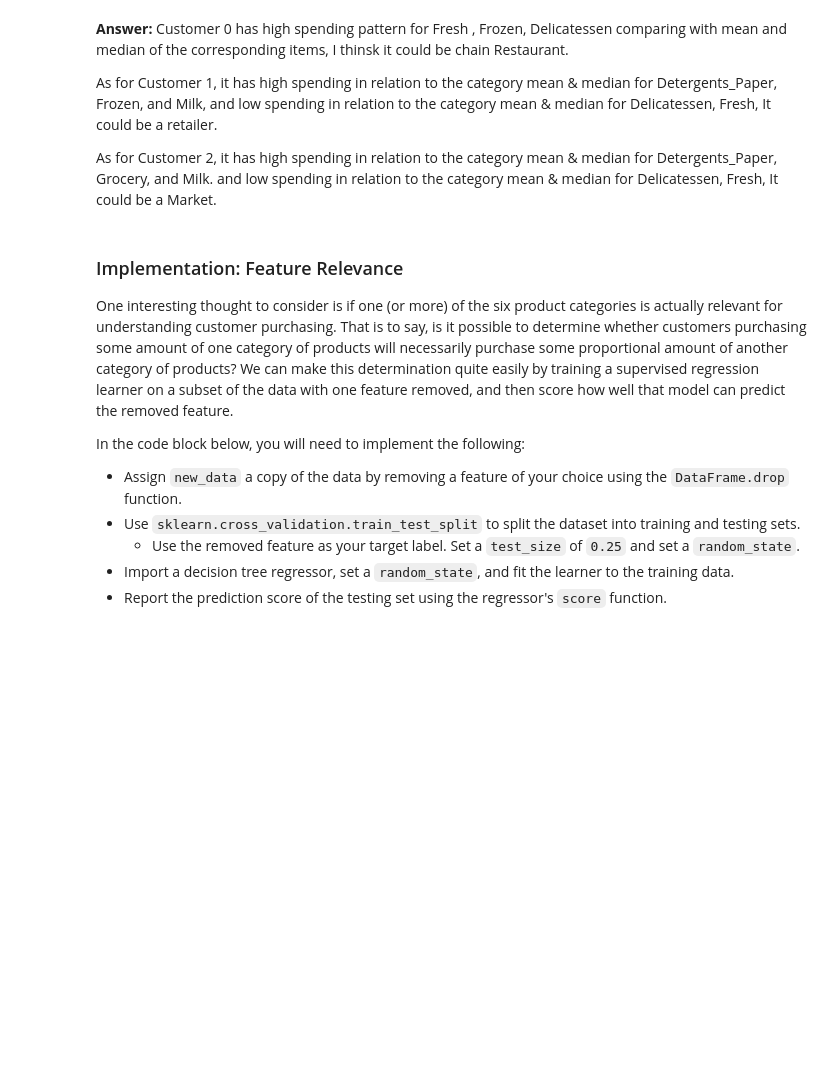
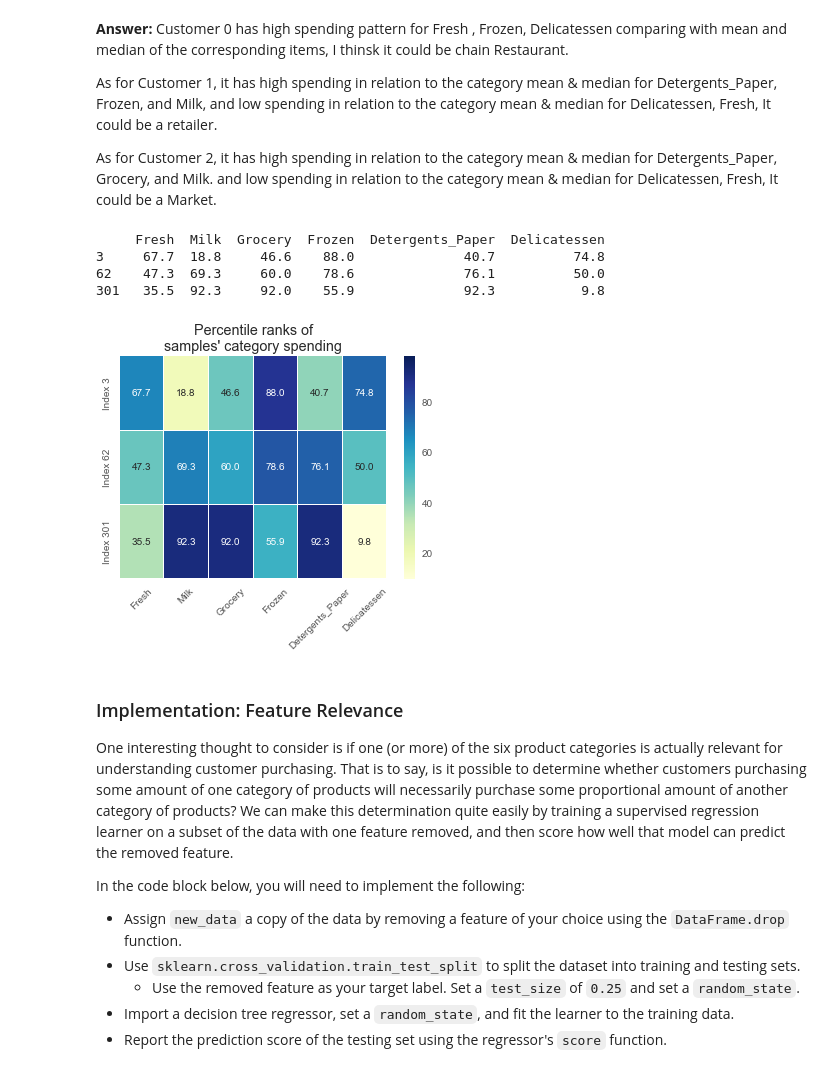
Before and after one commit to blockchain99/customer-segments, a Jupyter notebook: customer_segments_YOONSUPARK.ipynb, the cells around one changed output. Saved outputs shown, nothing was run; the diff lists cells and outputs as text; code cells hidden in the pictures; blank space fills up the shorter version.

Commit message:
feat: customer
updated

```diff
--- a/customer_segments_YOONSUPARK.ipynb
+++ b/customer_segments_YOONSUPARK.ipynb
@@ -409,6 +525,26 @@ Customer 0 has high spending pattern for Fresh , Frozen, Delicatessen comparing
 As for Customer 1,  it has high spending in relation to the category mean & median for Detergents_Paper, Frozen, and Milk, and low spending in relation to the category mean & median for Delicatessen, Fresh,  It could be a retailer.
 
 As for Customer 2, it has high spending in relation to the category mean & median for Detergents_Paper, Grocery, and Milk. and low spending in relation to the category mean & median for Delicatessen, Fresh, It could be a Market.
+# %%
+# the distribution of our customers' spending data has some large skew,
+# so another thing I could try is looking at the category spending percentile ranks with a heatmap:
+import matplotlib.pyplot as plt
+import seaborn as sns
+
+# look at percentile ranks
+pcts = 100. * data.rank(axis=0, pct=True).iloc[indices].round(decimals=3)
+print pcts
+
+# visualize percentiles with heatmap
+sns.heatmap(pcts, yticklabels=['Index '+str(x) for x in indices], annot=True, linewidth=.1, vmax=99, fmt='.1f', cmap='YlGnBu')
+plt.title('Percentile ranks of\nsamples\' category spending')
+plt.xticks(rotation=45, ha='center');
+# %% [output]
+     Fresh  Milk  Grocery  Frozen  Detergents_Paper  Delicatessen
+3     67.7  18.8     46.6    88.0              40.7          74.8
+62    47.3  69.3     60.0    78.6              76.1          50.0
+301   35.5  92.3     92.0    55.9              92.3           9.8
+[figure, added]
 # %% [markdown]
 ### Implementation: Feature Relevance
 One interesting thought to consider is if one (or more) of the six product categories is actually relevant for understanding customer purchasing. That is to say, is it possible to determine whether customers purchasing some amount of one category of products will necessarily purchase some proportional amount of another category of products? We can make this determination quite easily by training a supervised regression learner on a subset of the data with one feature removed, and then score how well that model can predict the removed feature.
```
Also changed, not shown: parts of 16 cells of this notebook.
